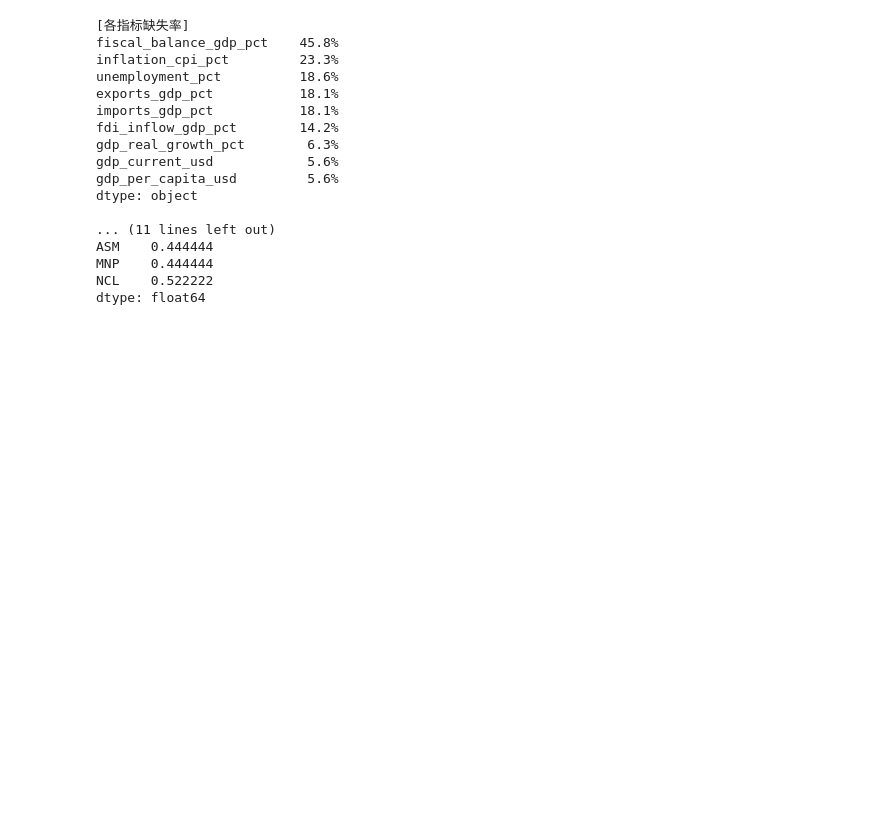
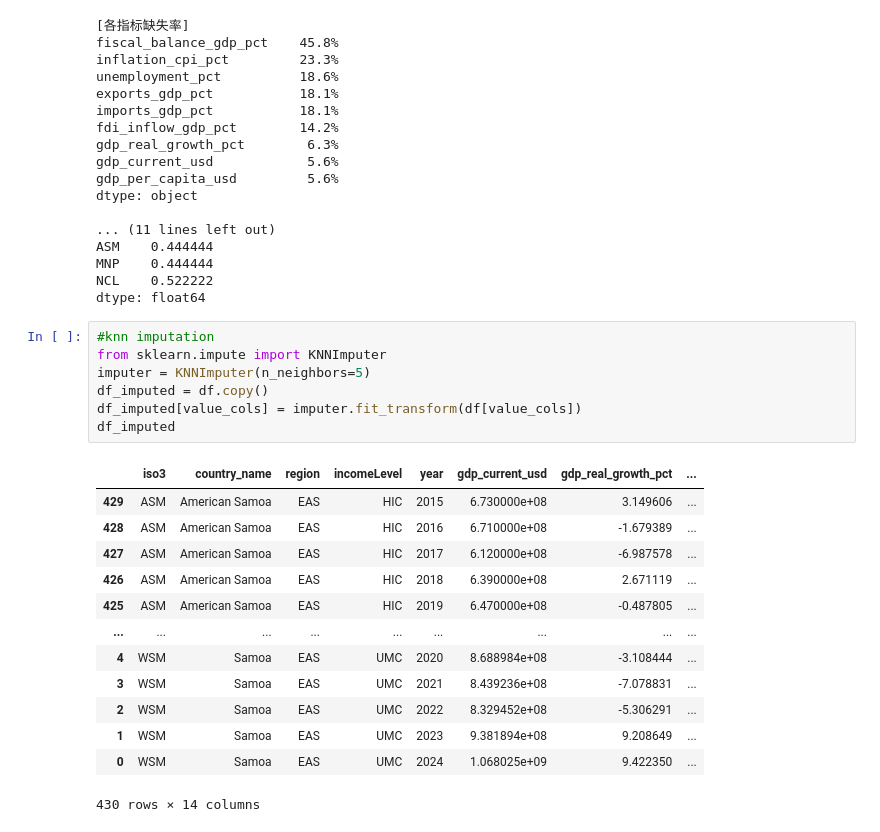
Before and after one commit to hughqiu/5048Asm2, a Jupyter notebook: data.ipynb, the cells around one changed output. Saved outputs shown, nothing was run; the diff lists cells and outputs as text; blank space fills up the shorter version.

```diff
--- a/data.ipynb
+++ b/data.ipynb
@@ -144,3 +134,24 @@ ASM    0.444444
 MNP    0.444444
 NCL    0.522222
 dtype: float64
+# %%
+#knn imputation
+from sklearn.impute import KNNImputer
+imputer = KNNImputer(n_neighbors=5)
+df_imputed = df.copy()
+df_imputed[value_cols] = imputer.fit_transform(df[value_cols])
+df_imputed
+# %% [output]
+|  | iso3 | country_name | region | incomeLevel | year | gdp_current_usd | gdp_real_growth_pct | ... |
+| 429 | ASM | American Samoa | EAS | HIC | 2015 | 6.730000e+08 | 3.149606 | ... |
+| 428 | ASM | American Samoa | EAS | HIC | 2016 | 6.710000e+08 | -1.679389 | ... |
+| 427 | ASM | American Samoa | EAS | HIC | 2017 | 6.120000e+08 | -6.987578 | ... |
+| 426 | ASM | American Samoa | EAS | HIC | 2018 | 6.390000e+08 | 2.671119 | ... |
+| 425 | ASM | American Samoa | EAS | HIC | 2019 | 6.470000e+08 | -0.487805 | ... |
+| ... | ... | ... | ... | ... | ... | ... | ... | ... |
+| 4 | WSM | Samoa | EAS | UMC | 2020 | 8.688984e+08 | -3.108444 | ... |
+| 3 | WSM | Samoa | EAS | UMC | 2021 | 8.439236e+08 | -7.078831 | ... |
+| 2 | WSM | Samoa | EAS | UMC | 2022 | 8.329452e+08 | -5.306291 | ... |
+| 1 | WSM | Samoa | EAS | UMC | 2023 | 9.381894e+08 | 9.208649 | ... |
+| 0 | WSM | Samoa | EAS | UMC | 2024 | 1.068025e+09 | 9.422350 | ... |
+430 rows × 14 columns
```
Also changed, not shown: parts of 12 cells of this notebook, 2 other files.
